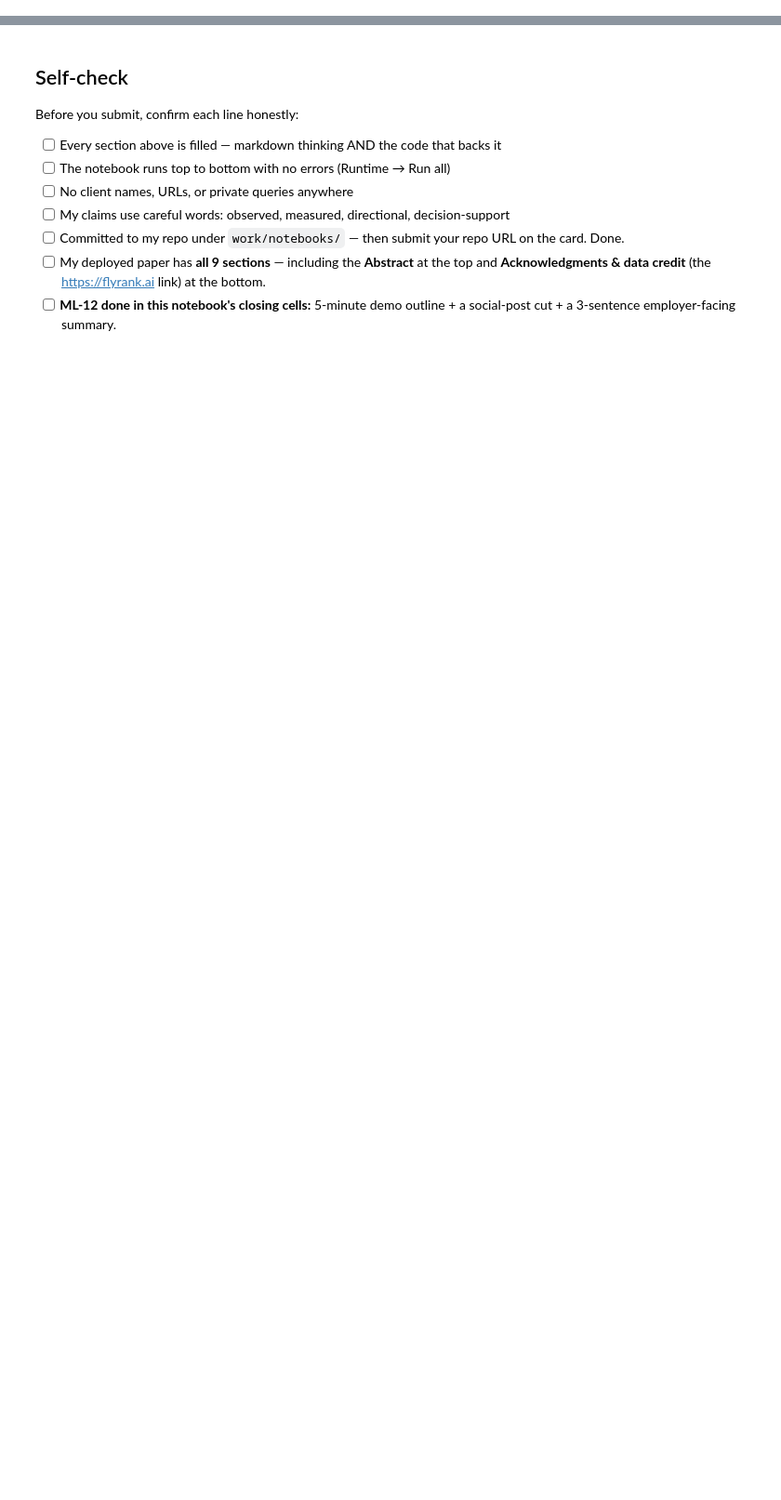
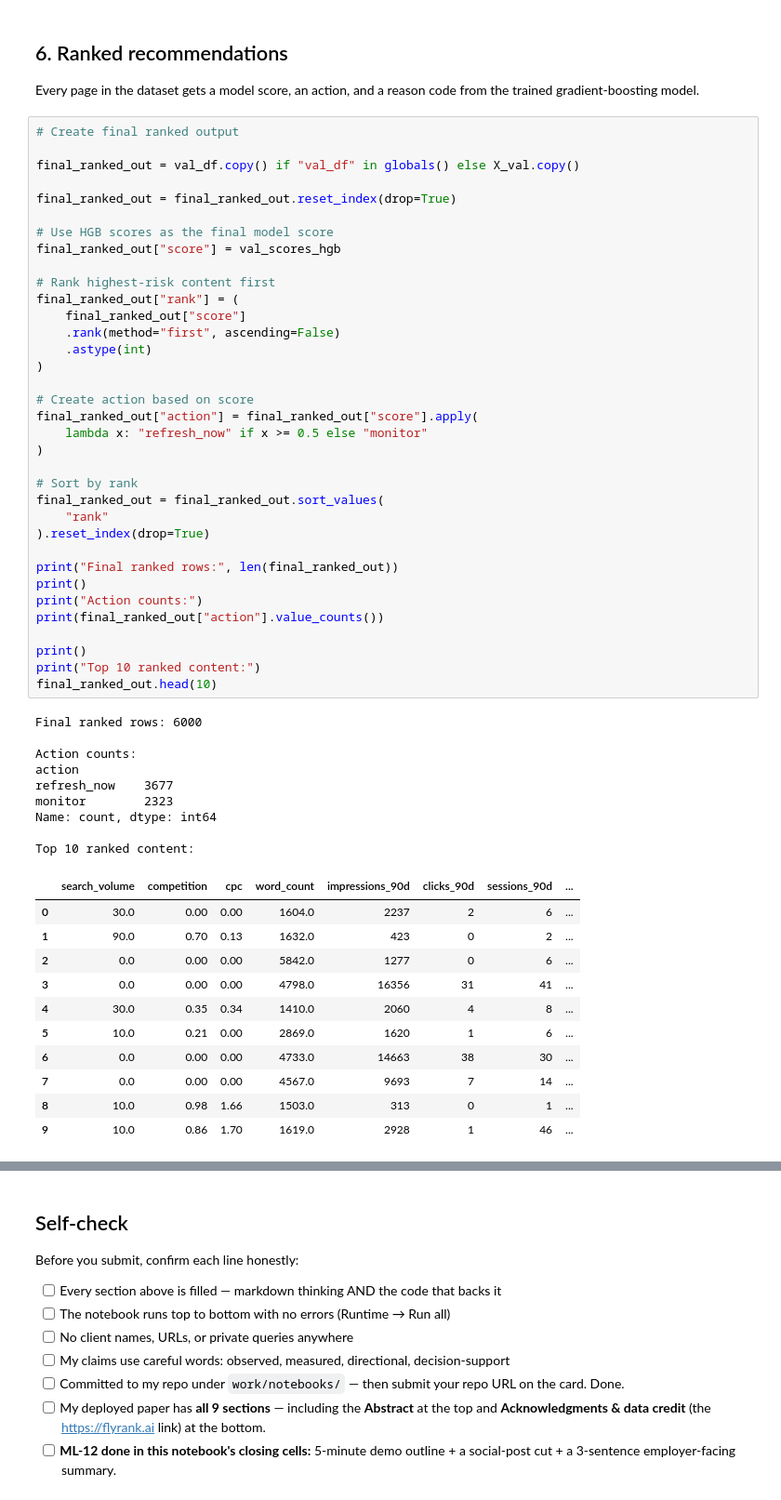
Before and after one commit to PrishaSolanki-coder/flyrank-ml-internship, a Jupyter notebook: work/notebooks/capstone.ipynb, the cells around one changed output, grey strips where cells are left out. Shown at 93% size. Cells and saved outputs as stored; diff of their text form; blank space fills up the shorter version.

```diff
--- a/work/notebooks/capstone.ipynb
+++ b/work/notebooks/capstone.ipynb
@@ -36,0 +326,60 @@ This skeleton is yours to fill. Work the sections **in order** — each one has
+# %% [markdown]
+## 6. Ranked recommendations
+
+Every page in the dataset gets a model score, an action, and a reason code from the trained gradient-boosting model.
+# %%
+# Create final ranked output
+
+final_ranked_out = val_df.copy() if "val_df" in globals() else X_val.copy()
+
+final_ranked_out = final_ranked_out.reset_index(drop=True)
+
+# Use HGB scores as the final model score
+final_ranked_out["score"] = val_scores_hgb
+
+# Rank highest-risk content first
+final_ranked_out["rank"] = (
+    final_ranked_out["score"]
+    .rank(method="first", ascending=False)
+    .astype(int)
+)
+
+# Create action based on score
+final_ranked_out["action"] = final_ranked_out["score"].apply(
+    lambda x: "refresh_now" if x >= 0.5 else "monitor"
+)
+
+# Sort by rank
+final_ranked_out = final_ranked_out.sort_values(
+    "rank"
+).reset_index(drop=True)
+
+print("Final ranked rows:", len(final_ranked_out))
+print()
+print("Action counts:")
+print(final_ranked_out["action"].value_counts())
+
+print()
+print("Top 10 ranked content:")
+final_ranked_out.head(10)
+# %% [output]
+Final ranked rows: 6000
+
+Action counts:
+action
+refresh_now    3677
+monitor        2323
+Name: count, dtype: int64
+
+Top 10 ranked content:
+|  | search_volume | competition | cpc | word_count | impressions_90d | clicks_90d | sessions_90d | ... |
+| 0 | 30.0 | 0.00 | 0.00 | 1604.0 | 2237 | 2 | 6 | ... |
+| 1 | 90.0 | 0.70 | 0.13 | 1632.0 | 423 | 0 | 2 | ... |
+| 2 | 0.0 | 0.00 | 0.00 | 5842.0 | 1277 | 0 | 6 | ... |
+| 3 | 0.0 | 0.00 | 0.00 | 4798.0 | 16356 | 31 | 41 | ... |
+| 4 | 30.0 | 0.35 | 0.34 | 1410.0 | 2060 | 4 | 8 | ... |
+| 5 | 10.0 | 0.21 | 0.00 | 2869.0 | 1620 | 1 | 6 | ... |
+| 6 | 0.0 | 0.00 | 0.00 | 4733.0 | 14663 | 38 | 30 | ... |
+| 7 | 0.0 | 0.00 | 0.00 | 4567.0 | 9693 | 7 | 14 | ... |
+| 8 | 10.0 | 0.98 | 1.66 | 1503.0 | 313 | 0 | 1 | ... |
+| 9 | 10.0 | 0.86 | 1.70 | 1619.0 | 2928 | 1 | 46 | ... |
```
Also changed, not shown: parts of 18 cells of this notebook.
